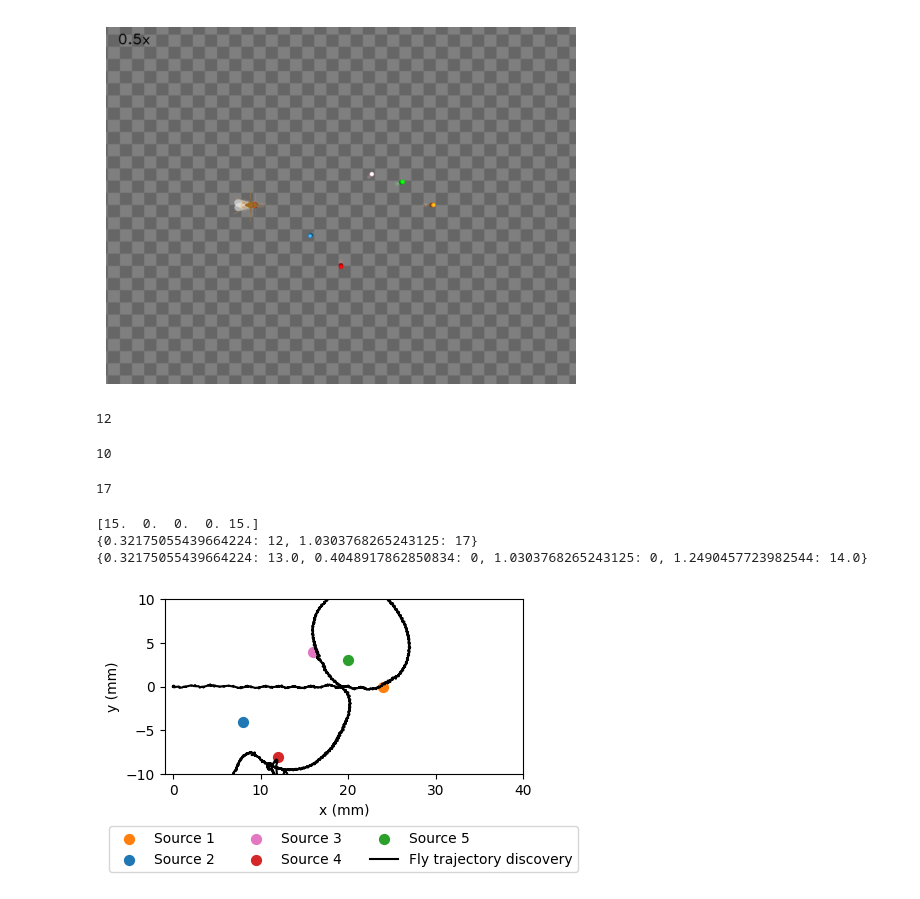
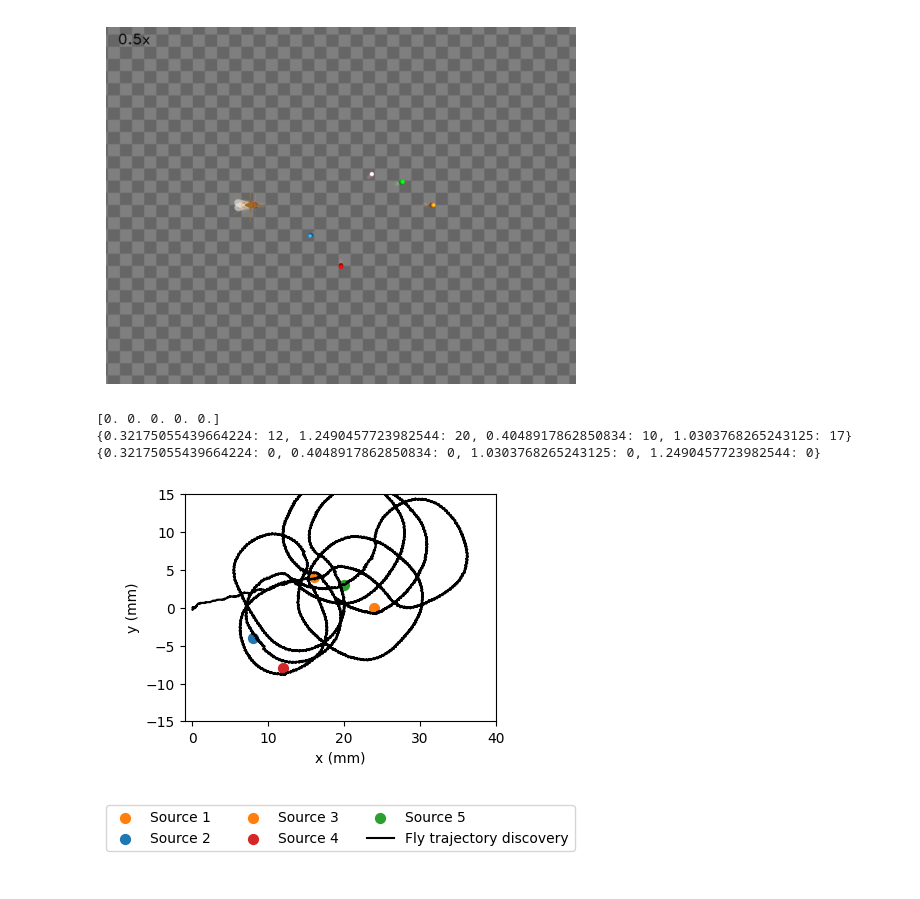
Before and after one commit to NeLy-EPFL/flygym-scratch, a Jupyter notebook: notebooks/learning_memory/angle_curiosity_no_peak_intensity.ipynb, the cells around one changed output. Saved outputs shown, nothing was run; the diff lists cells and outputs as text; code cells hidden in the pictures.

Commit message:
plotting

```diff
--- a/notebooks/learning_memory/angle_curiosity_no_peak_intensity.ipynb
+++ b/notebooks/learning_memory/angle_curiosity_no_peak_intensity.ipynb
@@ -90,7 +90,7 @@ ax.axis("off")
 # %%
 # Let's start the simulation
 decision_interval = 0.01
-run_time = 40  # sim.simulation_time / 2
+run_time = sim.simulation_time / 2
 num_decision_steps = int(run_time / decision_interval)
 logging.info("Number of decision steps: ", num_decision_steps)
 physics_steps_per_decision_step = int(decision_interval / sim_params.timestep)
@@ -136,10 +136,6 @@ for i in trange(num_decision_steps):
             logging.info("No food source was reached, simulation is truncated")
             logging.info("Elapsed time in the simulation", sim.curr_time)
             break
-# %% [output]
-12
-10
-17
 # %%
 # Let's check the confidence level for the fly's memory related to the different sources
 print(sim.odor_scores)
@@ -148,8 +144,8 @@ print(sim.fly_valence_dictionary)
 # Let's check the confidence level for the fly's memory related to the different smells
 print(sim.key_odor_scores)
 # %% [output]
-[15.  0.  0.  0. 15.]
-{0.32175055439664224: 12, 1.0303768265243125: 17}
-{0.32175055439664224: 13.0, 0.4048917862850834: 0, 1.0303768265243125: 0, 1.2490457723982544: 14.0}
+[0. 0. 0. 0. 0.]
+{0.32175055439664224: 12, 1.2490457723982544: 20, 0.4048917862850834: 10, 1.0303768265243125: 17}
+{0.32175055439664224: 0, 0.4048917862850834: 0, 1.0303768265243125: 0, 1.2490457723982544: 0}
 # %%
 # Choose a name to save both the video and the trajectory
@@ -180,40 +176,40 @@ ax.scatter(
     [odor_source[2, 0]],
     [odor_source[2, 1]],
     marker="o",
-    color="tab:pink",
+    color="tab:orange",
     s=50,
     label="Source 3",
 )
 ax.scatter(
     [odor_source[3, 0]],
     [odor_source[3, 1]],
     marker="o",
     color="tab:red",
     s=50,
     label="Source 4",
 )
 ax.scatter(
     [odor_source[4, 0]],
     [odor_source[4, 1]],
     marker="o",
     color="tab:green",
     s=50,
     label="Source 5",
 )
 ax.plot(
     fly_pos_hist[:, 0], fly_pos_hist[:, 1], color="k", label="Fly trajectory discovery"
 )
 ax.set_aspect("equal")
 ax.set_xlim(-1, 40)
-ax.set_ylim(-10, 10)
+ax.set_ylim(-15, 15)
 ax.set_xlabel("x (mm)")
 ax.set_ylabel("y (mm)")
 ax.legend(ncols=3, loc="lower center", bbox_to_anchor=(0.5, -0.6))
 fig.savefig(
     f"/home/nmf-learning/flygym-scratch/outputs/plots/{name}/odor_taxis_trajectory.png"
 )
 # %% [output]
-[figure, old version]
+[figure, new version]
 # %%
 # save the video
 sim.save_video(
```
Also changed, not shown: parts of 4 cells of this notebook, 9 other files.
